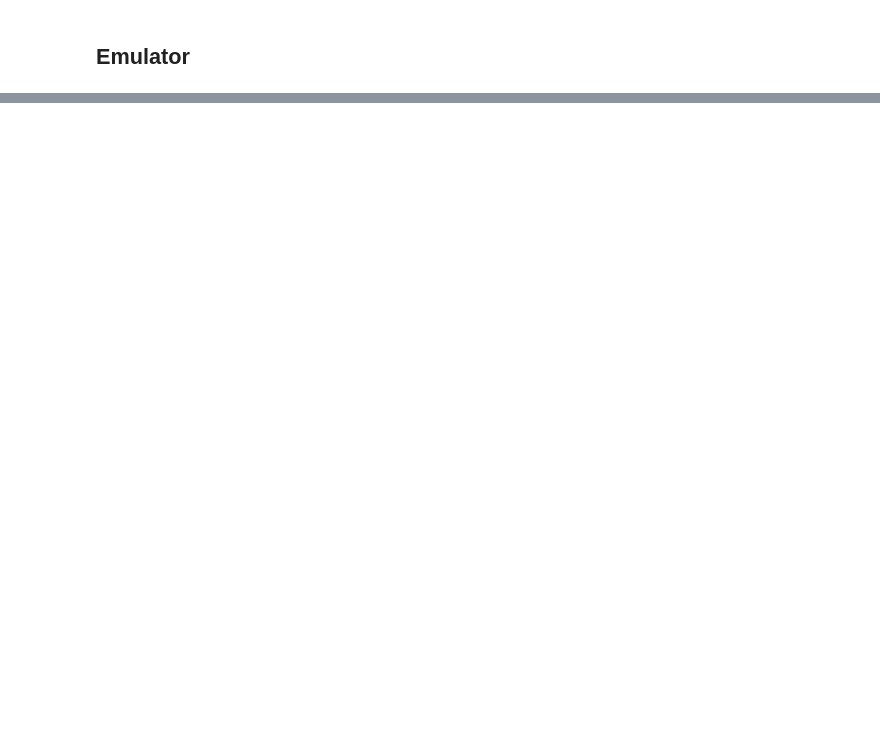
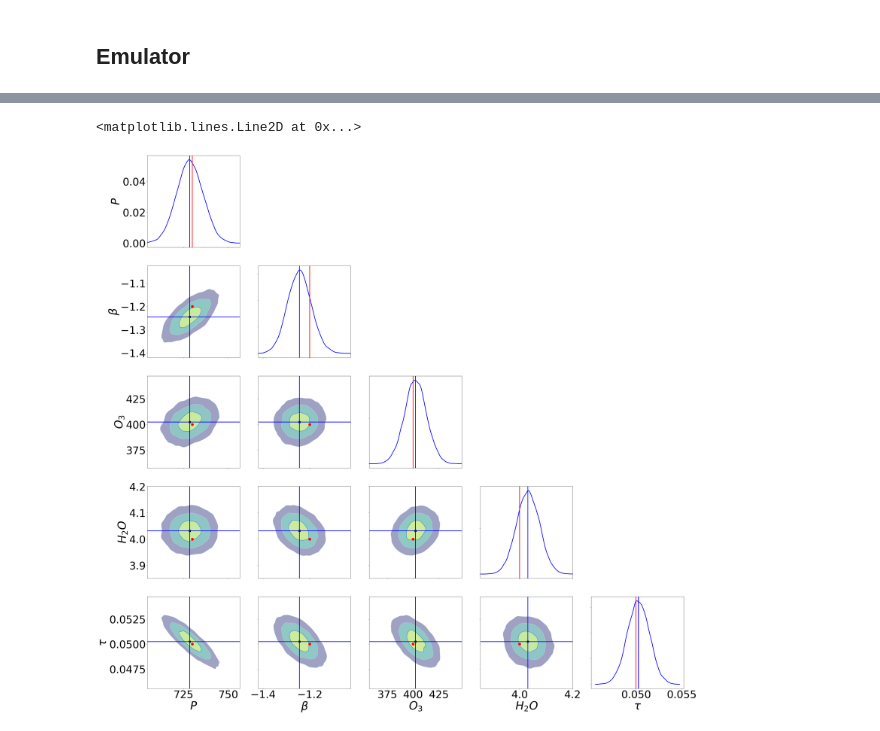
Before and after one commit to sylvielsstfr/FitDiffAtmo, a Jupyter notebook: docs/notebooks/fitdiffatmo/test_numpyro_diffatmemul.ipynb, the cells around one changed output, grey strips where cells are left out. Saved outputs shown, nothing was run; the diff lists cells and outputs as text; code cells hidden in the pictures; blank space fills up the shorter version.

Commit message:
work with arviz

```diff
--- a/docs/notebooks/fitdiffatmo/test_numpyro_diffatmemul.ipynb
+++ b/docs/notebooks/fitdiffatmo/test_numpyro_diffatmemul.ipynb
@@ -229,7 +212,7 @@ n_chains = 4
 mcmc = MCMC(kernel, num_warmup=1_000, num_samples=num_samples,
             num_chains=n_chains,
             chain_method='vectorized',
-            progress_bar=False)
+            progress_bar=True)
 mcmc.run(rng_key, wls=wls, Tobs=TMes,sigma=sigma_obs,extra_fields=('potential_energy',))
 #mcmc.run(rng_key, wls=wls, Tobs=TMes,sigma=sigma_obs)
 mcmc.print_summary()
@@ -269,0 +288,46 @@ ax.grid();
+# %%
+data = samples_nuts
+# %%
+import arviz.labels as azl
+
+labeller = azl.MapLabeller(var_name_map={"P": r"$P$",
+                                         "pwv":r"$H_2O$",
+                                         "oz":r"$O_3$",
+                                         "tau":r"$\tau$",
+                                         "beta":r"$\beta$"
+                                        })
+# %%
+ax=az.plot_pair(
+        data,
+        kind="kde",
+        labeller=labeller,
+        marginal_kwargs={"plot_kwargs": {"lw":3, "c":"blue", "ls":"-"}},
+        kde_kwargs={
+            "hdi_probs": [0.3, 0.68, 0.9],  # Plot 30%, 68% and 90% HDI contours
+            "contour_kwargs":{"colors":None, "cmap":"Blues", "linewidths":3,
+                              "linestyles":"-"},
+            "contourf_kwargs":{"alpha":0.5},
+        },
+        point_estimate_kwargs={"lw": 3, "c": "b"},
+        marginals=True, textsize=50, point_estimate='median',
+    );
+
+ax[1,0].scatter(par_true["P"],par_true["beta"],c="r",s=150,zorder=10)
+ax[2,0].scatter(par_true["P"],par_true["oz"],c="r",s=150,zorder=10)
+ax[2,1].scatter(par_true["beta"],par_true["oz"],c="r",s=150,zorder=10)
+ax[3,0].scatter(par_true["P"],par_true["pwv"],c="r",s=150,zorder=10)
+ax[3,1].scatter(par_true["beta"],par_true["pwv"],c="r",s=150,zorder=10)
+ax[3,2].scatter(par_true["oz"],par_true["pwv"],c="r",s=150,zorder=10)
+ax[4,0].scatter(par_true["P"],par_true["tau"],c="r",s=150,zorder=10)
+ax[4,1].scatter(par_true["beta"],par_true["tau"],c="r",s=150,zorder=10)
+ax[4,2].scatter(par_true["oz"],par_true["tau"],c="r",s=150,zorder=10)
+ax[4,3].scatter(par_true["pwv"],par_true["tau"],c="r",s=150,zorder=10)
+
+ax[0,0].axvline(par_true['P'],c='r',lw=3)
+ax[1,1].axvline(par_true['beta'],c='r',lw=3)
+ax[2,2].axvline(par_true['oz'],c='r',lw=3)
+ax[3,3].axvline(par_true['pwv'],c='r',lw=3)
+ax[4,4].axvline(par_true['tau'],c='r',lw=3)
+# %% [output]
+<matplotlib.lines.Line2D at 0x...>
+[figure, added]
```
Also changed, not shown: parts of 14 cells of this notebook, 2 other files.
